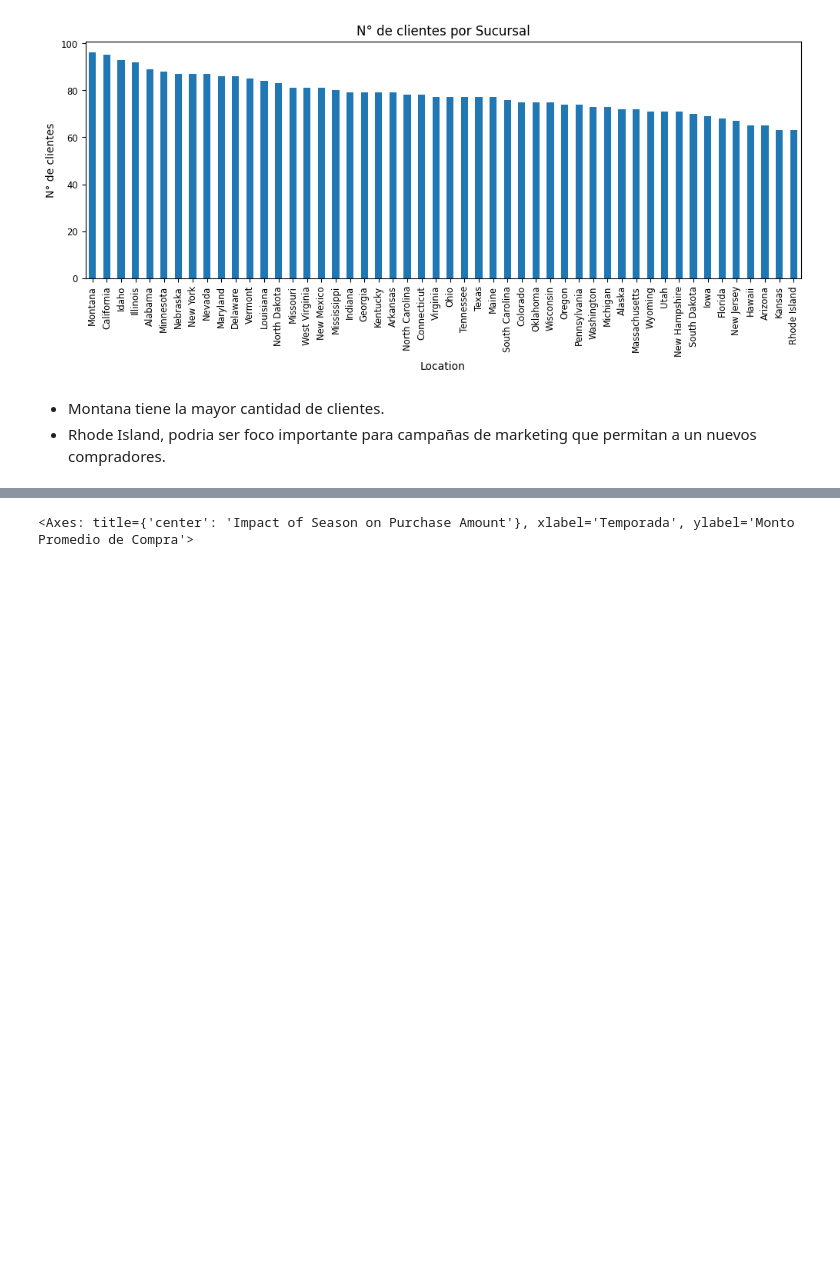
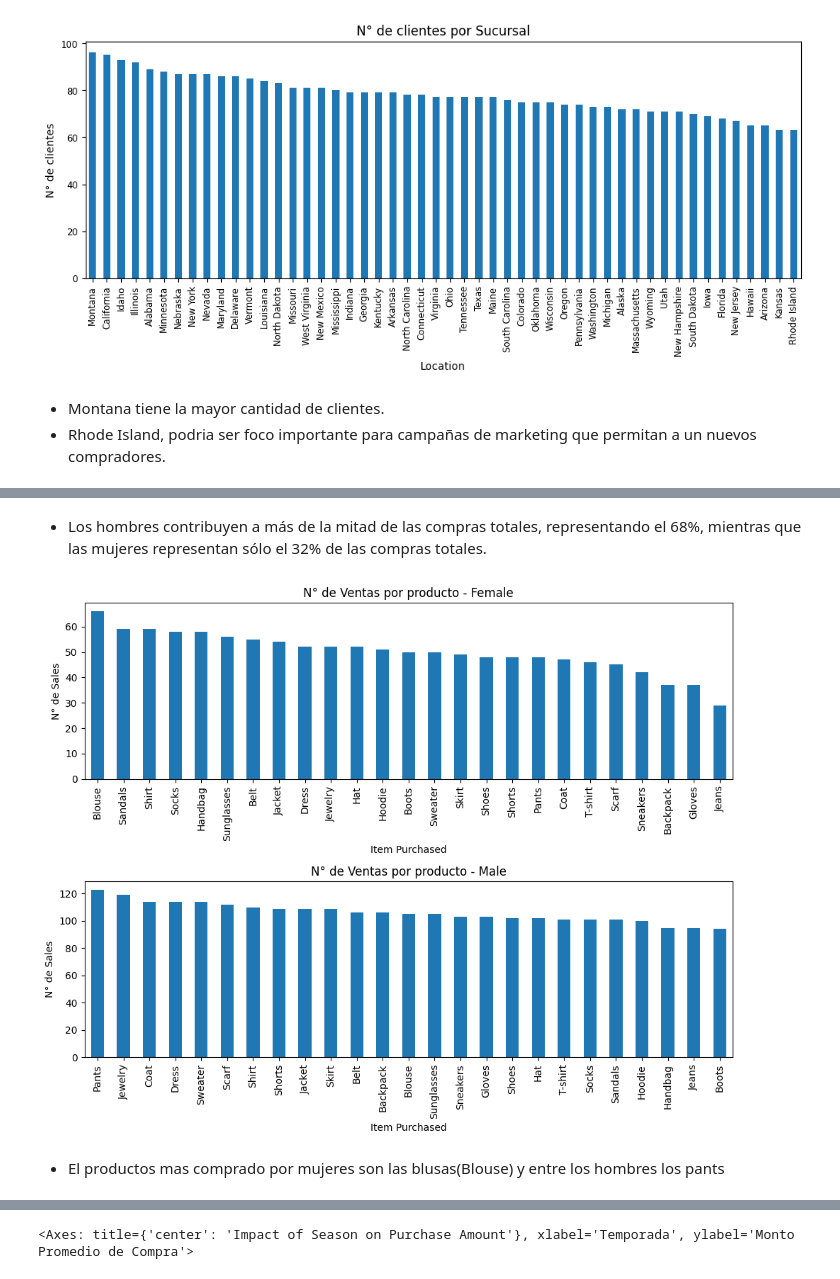
Before and after one commit to lusvil/Data-Science, a Jupyter notebook: Consumet Behavior/Entrega Final/Entrega_Final.ipynb, the cells around one changed output, grey strips where cells are left out. Drawn from its saved outputs; the diff is of its cells as text; code cells hidden in the pictures; blank space fills up the shorter version.

Commit message:
entrega final

```diff
--- a/Consumet Behavior/Entrega Final/Entrega_Final.ipynb
+++ b/Consumet Behavior/Entrega Final/Entrega_Final.ipynb
@@ -357,0 +282,24 @@ location_counts.plot(kind = "bar", rot = 90, figsize = (12,4),fontsize = "small"
+# %% [markdown]
+*  Los hombres contribuyen a más de la mitad de las compras totales, representando el 68%, mientras que las mujeres representan sólo el 32% de las compras totales.
+# %%
+fig, (ax1, ax2) = plt.subplots(2, 1, figsize=(10, 8))
+
+#Calculo por mujer
+df_female = df[df['Gender'] == "Female"]
+product_count_female = df_female['Item Purchased'].value_counts()
+product_count_female.plot(kind = "bar", title = "N° de Ventas por producto - Female", ylabel = "N° de Sales", ax=ax1)
+
+#Calculo por hombre
+df_male = df[df['Gender'] == "Male"]
+product_count_male = df_male['Item Purchased'].value_counts()
+product_count_male.plot(kind = "bar", title = "N° de Ventas por producto - Male", ylabel = "N° de Sales", ax=ax2)
+
+
+plt.tight_layout()
+
+# Mostrar la figura con ambos gráficos
+plt.show()
+# %% [output]
+[figure, added]
+# %% [markdown]
+* El productos mas comprado por mujeres son las blusas(Blouse) y entre los hombres los pants
```
Also changed, not shown: parts of 55 cells of this notebook, 1 other file.
